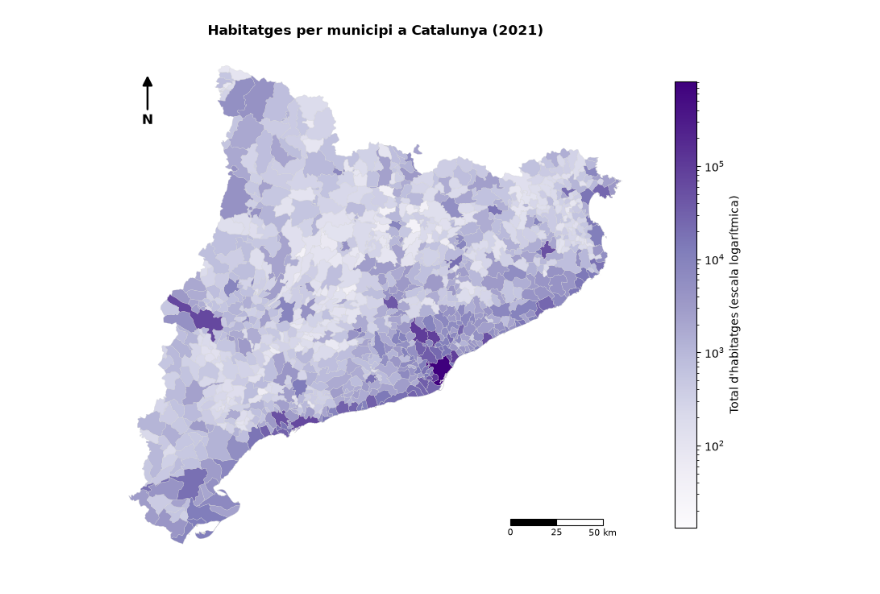
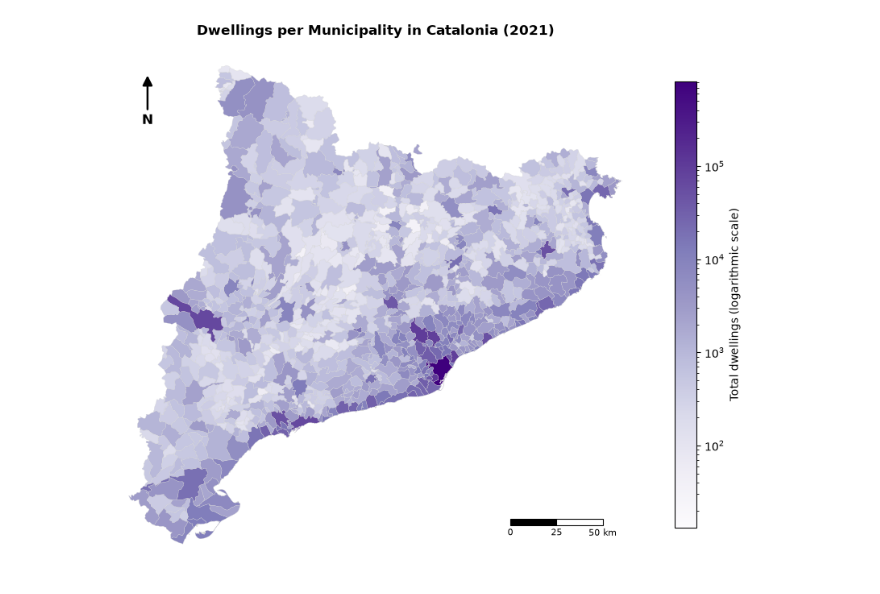
Before and after one commit to Lidia1508/Speculation-Map, a Jupyter notebook: code/BuildingsAvailable.ipynb, the cells around one changed output. Saved outputs shown, nothing was run; the diff lists cells and outputs as text; code cells hidden in the pictures.

```diff
--- a/code/BuildingsAvailable.ipynb
+++ b/code/BuildingsAvailable.ipynb
@@ -1,5 +20,5 @@
 # %%
-#Numero d'habitatges per municipi nomes per un any concret
+# Number of dwellings per municipality for a specific year
 
 import geopandas as gpd
 import matplotlib.colors as colors
@@ -7,72 +26,72 @@ import matplotlib.patches as mpatches
 import matplotlib.pyplot as plt
 import pandas as pd
 
-municipis = gpd.read_file("../Data/CatalunyaMapMunicipalities.json") #carregar capa geografica per municipis de catalunya
-municipis["CODIMUNI"] = municipis["CODIMUNI"].astype(str).str.zfill(6)  # Convertir el codi municipal a text de 6 dígits amb zeros a l'esquerra (p. ex., '080193')
+municipis = gpd.read_file("../Data/CatalunyaMapMunicipalities.json")  # Load municipal geographic layer of Catalonia
+municipis["CODIMUNI"] = municipis["CODIMUNI"].astype(str).str.zfill(6)  # Convert municipal code to 6-digit zero-padded string (e.g., '080193')
 
 arxius_config = {
     1981: ("habitatges1981.csv", 4, "Total"),
     1991: ("habitatges1991.csv", 5, "Habitatges familiars. Total"),
-    2001: ("habitatges2001.csv", 5, "Habitatges familiars    total"),     #    any: (nom_arxiu, files_a_saltar, nom_exacte_columna_total)
+    2001: ("habitatges2001.csv", 5, "Habitatges familiars    total"),     # year: (filename, rows_to_skip, exact_total_column_name)
     2011: ("habitatges2011.csv", 6, "Habitatges familiars    total"),
     2021: ("habitatges2021.csv", 5, "Total habitatges familiars"),
 }
 
-any_obj = 2021   # Seleccionar l'any que es vol visualitzar (1981, 1991, 2001, 2011 o 2021)
-nom_arxiu, skip, col_total = arxius_config[any_obj]    # Extreure el nom de l'arxiu, les files de capçalera i el nom de la columna per a aquell any
+any_obj = 2021   # Select the census year to visualize (1981, 1991, 2001, 2011, or 2021)
+nom_arxiu, skip, col_total = arxius_config[any_obj]    # Extract filename, header rows to skip, and column name for that year
 ruta_csv = f"../Data/BuildingsAvailable/{nom_arxiu}"
 
 df_hab = pd.read_csv(ruta_csv, sep=";", skiprows=skip, dtype={"Codi": str})
-df_hab = df_hab.dropna(subset=["Codi"]).copy()        #Eliminar files sense codi municipal
-df_hab["Codi"] = df_hab["Codi"].str.strip().str.zfill(6)   # Netejar espais en blanc i assegurar que tots els codis tinguin 6 dígits
-df_hab["Total"] = pd.to_numeric(df_hab[col_total], errors="coerce")   # Convertir la columna d'habitatges de l'any escollit a format numèric (els texts no vàlids passen a NaN)
+df_hab = df_hab.dropna(subset=["Codi"]).copy()        # Remove rows without a municipal code
+df_hab["Codi"] = df_hab["Codi"].str.strip().str.zfill(6)   # Strip whitespace and ensure 6-digit municipal codes
+df_hab["Total"] = pd.to_numeric(df_hab[col_total], errors="coerce")   # Convert housing column to numeric (invalid strings become NaN)
 
-gdf = municipis.merge(df_hab[["Codi", "Total"]], left_on="CODIMUNI", right_on="Codi", how="left", )
-gdf = gdf.to_crs(epsg=25831)  # Canvia les coordenades a metres perquè el nord quedi amunt i l'escala en km sigui real
+gdf = municipis.merge(df_hab[["Codi", "Total"]], left_on="CODIMUNI", right_on="Codi", how="left")
+gdf = gdf.to_crs(epsg=25831)  # Reproject coordinates to meters so North points straight up and the km scale bar is accurate
 
 fig, ax = plt.subplots(figsize=(8, 8), layout="constrained")
 
 gdf.plot(
     column="Total",
     cmap="Purples",
-    norm=colors.LogNorm(vmin=13, vmax=811106), # Escala logarítmica amb extrems fixos (1981-2021) per comparar anys
+    norm=colors.LogNorm(vmin=13, vmax=811106),  # Logarithmic scale with fixed bounds (1981-2021) for cross-year comparison
     edgecolor="lightgrey",
     linewidth=0.2,
     legend=True,
-    legend_kwds={"label": "Total d'habitatges (escala logarítmica)", "shrink": 0.7},
-    missing_kwds={"color": "#e0e0e0", "hatch": "///", "label": "Sense dades"},
+    legend_kwds={"label": "Total dwellings (logarithmic scale)", "shrink": 0.7},
+    missing_kwds={"color": "#e0e0e0", "hatch": "///", "label": "No data"},
     ax=ax,
 )
 
-#afegir fletxa nord
+# Add North arrow
 ax.annotate(
     "N",
-    xy=(0.08, 0.94), #posicio punta
+    xy=(0.08, 0.94),  # Arrow tip position
     xytext=(0.08, 0.85),
     xycoords="axes fraction",
     ha="center",
     va="center",
     fontsize=12,
     fontweight="bold",
     arrowprops=dict(arrowstyle="-|>", facecolor="black", edgecolor="black", lw=1.8, mutation_scale=18),
 )
 
-#afegir barra d'escala
-xmin, ymin, xmax, ymax = gdf.total_bounds  #obtenir distancies maximes del mapa de catalunya
-longitud_total = 50_000  #distancia que equival la barra
+# Add scale bar
+xmin, ymin, xmax, ymax = gdf.total_bounds  # Get bounding box extents of Catalonia
+longitud_total = 50_000  # Total length represented by the scale bar (50 km)
 tram = longitud_total / 2
 alcada_barra = (ymax - ymin) * 0.012
 x_inici = xmax - longitud_total - (xmax - xmin) * 0.04
 y_inici = ymin + (ymax - ymin) * 0.04
 
 ax.add_patch(mpatches.Rectangle((x_inici, y_inici), tram, alcada_barra, facecolor="black", edgecolor="black", lw=0.8))
 ax.add_patch(mpatches.Rectangle((x_inici + tram, y_inici), tram, alcada_barra, facecolor="white", edgecolor="black", lw=0.8))
 
 for offset, etiqueta in [(0, "0"), (tram, "25"), (longitud_total, "50 km")]:
     ax.text(x_inici + offset, y_inici - alcada_barra * 0.6, etiqueta, ha="center", va="top", fontsize=8)
 
-ax.set_title(f"Habitatges per municipi a Catalunya ({any_obj})", fontweight="bold")
+ax.set_title(f"Dwellings per Municipality in Catalonia ({any_obj})", fontweight="bold")
 ax.set_axis_off()
 plt.show()
 # %% [output]
-[figure, old version]
+[figure, new version]
```
Also changed, not shown: parts of 15 cells of this notebook.
